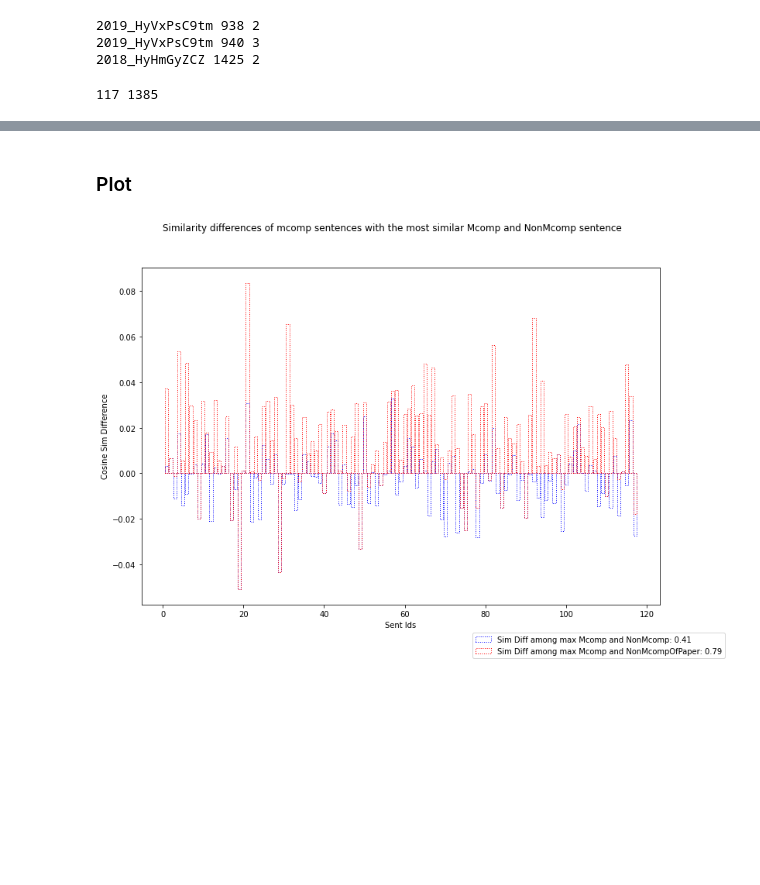
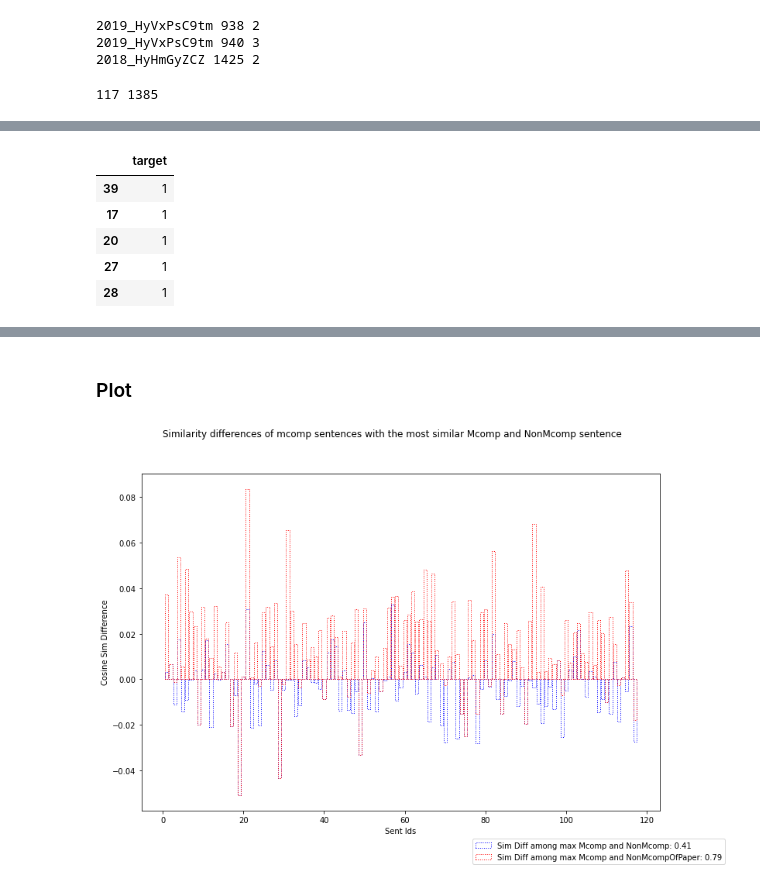
Before and after one commit to shruti-singh/meaningful-comparison, a Jupyter notebook: mcomp_text_extraction/Exp2-SimilarityMCWithin.ipynb, the cells around one changed output, grey strips where cells are left out. Saved outputs shown, nothing was run; the diff lists cells and outputs as text; code cells hidden in the pictures; blank space fills up the shorter version.

```diff
--- a/mcomp_text_extraction/Exp2-SimilarityMCWithin.ipynb
+++ b/mcomp_text_extraction/Exp2-SimilarityMCWithin.ipynb
@@ -188,0 +215,9 @@ for sid in mcomp_sentences:
+# %%
+y_df.head()
+# %% [output]
+|  | target |
+| 39 | 1 |
+| 17 | 1 |
+| 20 | 1 |
+| 27 | 1 |
+| 28 | 1 |
```
Also changed, not shown: parts of 11 cells of this notebook.
